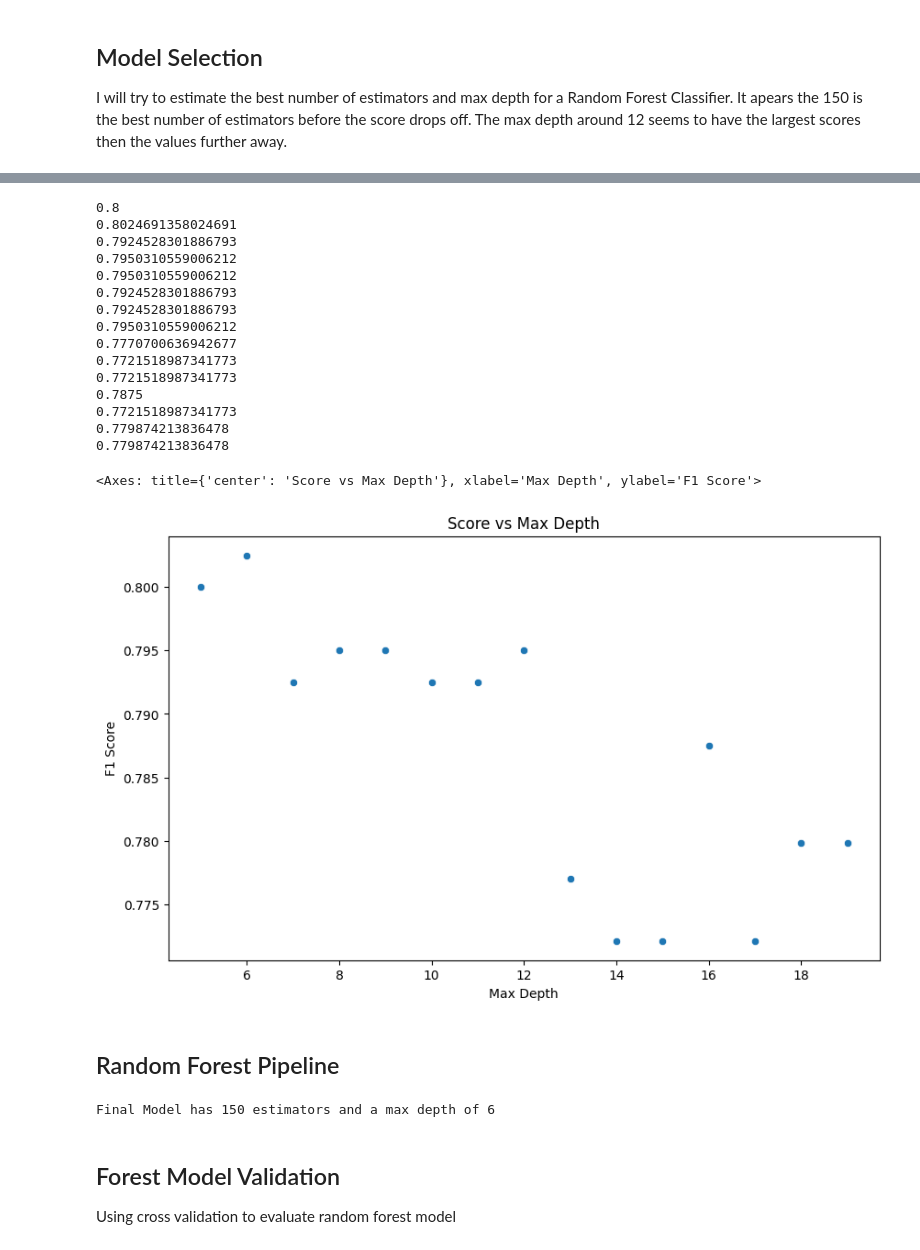
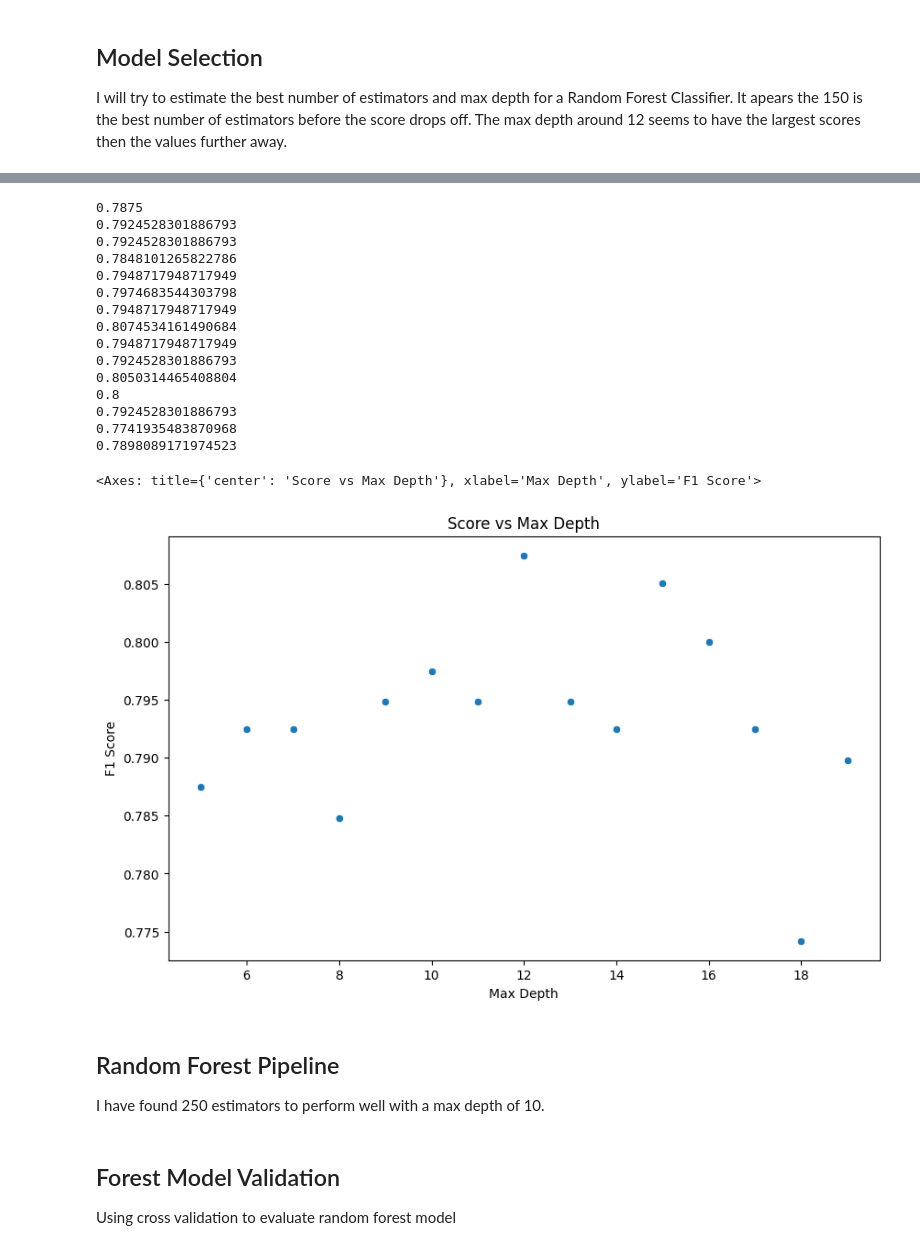
Before and after one commit to gclembo/kaggle-titanic-predictions, a Jupyter notebook: kaggle-titanic-predictions.ipynb, the cells around one changed output, grey strips where cells are left out. Saved outputs shown, nothing was run; the diff lists cells and outputs as text; code cells hidden in the pictures.

```diff
--- a/kaggle-titanic-predictions.ipynb
+++ b/kaggle-titanic-predictions.ipynb
@@ -40,14 +40,19 @@ I am trying to create some useful features based on the `Name` column. Weather t
 # %%
 def wrangle_data(df):
     df["Mrs"] = df["Name"].str.contains("Mrs. ", case=False)
+    df["Mr"] = df["Name"].str.contains("Mr. ", case=False)
+    df["Married"] =  df["Name"].str.contains("Mrs. ", case=False) | df["Name"].str.contains("Mr. ", case=False)
     df["Master"] = df["Name"].str.contains("Master. ", case=False)
     df["Miss"] = df["Name"].str.contains("Miss. ", case=False)
-    df["Mr"] = df["Name"].str.contains("Mr. ", case=False)
     df["name_len"] = df["Name"].str.len()
     df["fam"] = df["SibSp"] + df["Parch"]
     df["cabin_num"] = df["Cabin"].str.extract(r"(\d+)")[0].astype("Int64")
     df["cabin_char"] = df["Cabin"].str.extract(r"([A-Z]+)")
+    df["ticket_num"] = train_data["Ticket"].str.extract(r"(\d\d+)")[0].astype("Int64")
+    df["log_fare"] = np.log(df["Fare"] + 1)
+    df["log_ticket_num"] = np.log(df["ticket_num"])
     return df
+
 
 train_data = wrangle_data(train_data)
 train_data.head()
@@ -169,3 +188,18 @@ X_val_dummies = preprocessor.transform(X_val)
+# %%
+from sklearn.model_selection import train_test_split
+
+y = train_data["Survived"]
+
+features = ["Pclass", "Sex", "Age", "Fare", "Embarked", "Married",
+       "Master", "name_len", "fam", "cabin_num", "cabin_char",
+       "ticket_num"]
+X = train_data[features]
+
+X_train, X_val, y_train, y_val = train_test_split(X, y, random_state=123)
+
+preprocessor = generate_preprocessor(X_train)
+X_train_dummies = preprocessor.fit_transform(X_train, y_train)
+X_val_dummies = preprocessor.transform(X_val)
 # %% [markdown]
 ## Model Selection
 
@@ -175,7 +209,7 @@ from sklearn.ensemble import RandomForestClassifier
 from sklearn.metrics import f1_score
 
 
-n = list(range(50, 550, 50))
+n = list(range(50, 700, 50))
 scores = []
 
 for i in n:
@@ -206,54 +243,52 @@ sns.scatterplot(x=n, y=scores)
 # %%
 n = list(range(5, 20, 1))
 scores = []
 
 for i in n:
-    model = RandomForestClassifier(n_estimators=150, max_depth=i, random_state=123)
+    model = RandomForestClassifier(n_estimators=200, max_depth=i, random_state=123)
     model.fit(X_train_dummies, y_train)
     train_predictions = model.predict(X_val_dummies)
     score = f1_score(y_val, train_predictions)
     scores.append(score)
     print(score)
 
 plt.figure(figsize=(10,6))
 plt.title("Score vs Max Depth")
 plt.ylabel("F1 Score")
 plt.xlabel("Max Depth")
 sns.scatterplot(x=n, y=scores)
 # %% [output]
-0.8
-0.8024691358024691
-0.7924528301886793
-0.7950310559006212
-0.7950310559006212
+0.7875
 0.7924528301886793
 0.7924528301886793
-0.7950310559006212
-0.7770700636942677
-0.7721518987341773
-0.7721518987341773
-0.7875
-0.7721518987341773
-0.779874213836478
-0.779874213836478
+0.7848101265822786
+0.7948717948717949
+0.7974683544303798
+0.7948717948717949
+0.8074534161490684
+0.7948717948717949
+0.7924528301886793
+0.8050314465408804
+0.8
+0.7924528301886793
+0.7741935483870968
+0.7898089171974523
 <Axes: title={'center': 'Score vs Max Depth'}, xlabel='Max Depth', ylabel='F1 Score'>
-[figure, old version]
+[figure, new version]
-# %% [markdown]
-## Random Forest Pipeline
+# %% [markdown]
+## Random Forest Pipeline
+
+I have found 250 estimators to perform well with a max depth of 10.
 # %%
 # Load testing data
 test_data = pd.read_csv("/kaggle/input/titanic/test.csv")
 test_data = wrangle_data(test_data)
 
-model = RandomForestClassifier(n_estimators=100, max_depth=6, random_state=123)
+model = RandomForestClassifier(n_estimators=250, max_depth=10, random_state=123)
 forest_pipeline = Pipeline(steps=[
     ("preprocesses", preprocessor),
     ("model", model)
 ])
-
-print("Final Model has 150 estimators and a max depth of 6")
-# %% [output]
-Final Model has 150 estimators and a max depth of 6
 # %% [markdown]
 ## Forest Model Validation
 
```
Also changed, not shown: parts of 23 cells of this notebook.
